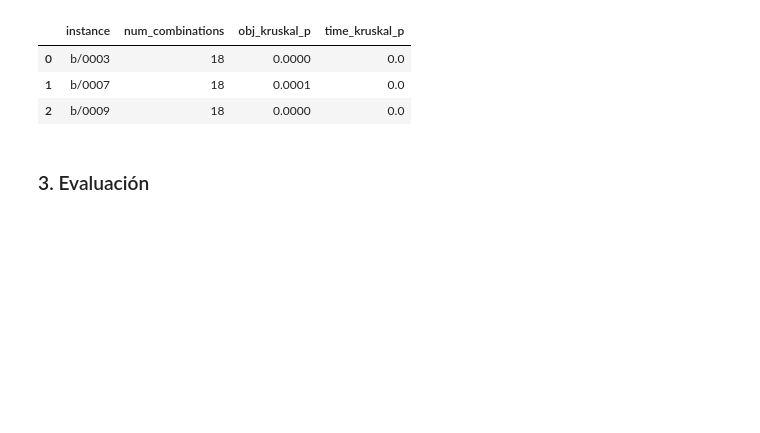
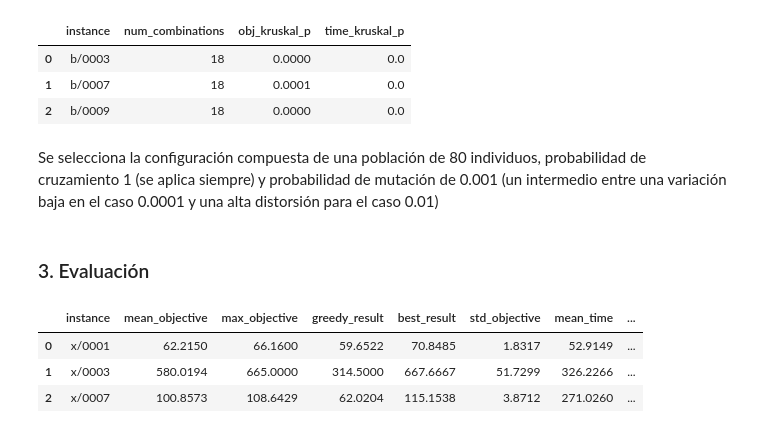
Before and after one commit to marcoZunino/AlgoritmosEvolutivos-challenge-sbpo-2025, a Jupyter notebook: experimental_results.ipynb, the cells around one changed output. Saved outputs shown, nothing was run; the diff lists cells and outputs as text; code cells hidden in the pictures; blank space fills up the shorter version.

```diff
--- a/experimental_results.ipynb
+++ b/experimental_results.ipynb
@@ -398,6 +398,8 @@ display_kruskal_exp_2(experiments[batch_name]).round(4)
 | 0 | b/0003 | 18 | 0.0000 | 0.0 |
 | 1 | b/0007 | 18 | 0.0001 | 0.0 |
 | 2 | b/0009 | 18 | 0.0000 | 0.0 |
+# %% [markdown]
+Se selecciona la configuración compuesta de una población de 80 individuos, probabilidad de cruzamiento 1 (se aplica siempre) y probabilidad de mutación de 0.001 (un intermedio entre una variación baja en el caso 0.0001 y una alta distorsión para el caso 0.01)
 # %% [markdown]
 ### 3. Evaluación
 # %%
@@ -421,3 +423,10 @@ for instance in experiment_instances["x"]:
 
 for exp in experiments[batch_name]:
     exp.run() # execute the experiment or get results from results/... if available
+# %%
+display_evaluation_experiment(experiments[batch_name])
+# %% [output]
+|  | instance | mean_objective | max_objective | greedy_result | best_result | std_objective | mean_time | ... |
+| 0 | x/0001 | 62.2150 | 66.1600 | 59.6522 | 70.8485 | 1.8317 | 52.9149 | ... |
+| 1 | x/0003 | 580.0194 | 665.0000 | 314.5000 | 667.6667 | 51.7299 | 326.2266 | ... |
+| 2 | x/0007 | 100.8573 | 108.6429 | 62.0204 | 115.1538 | 3.8712 | 271.0260 | ... |
```
Also changed, not shown: parts of 6 cells of this notebook, 2 other files.
